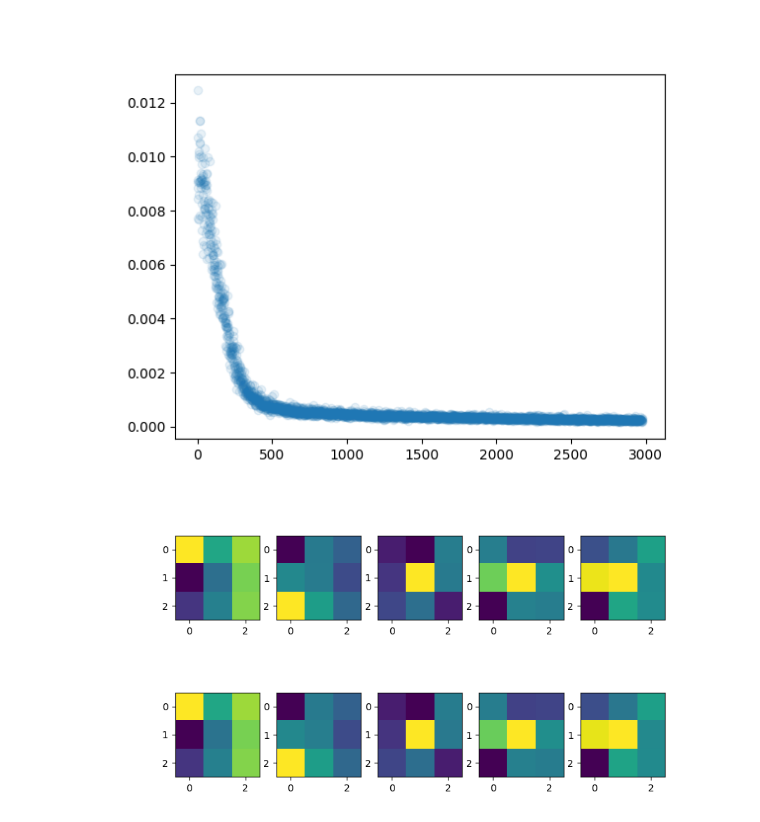
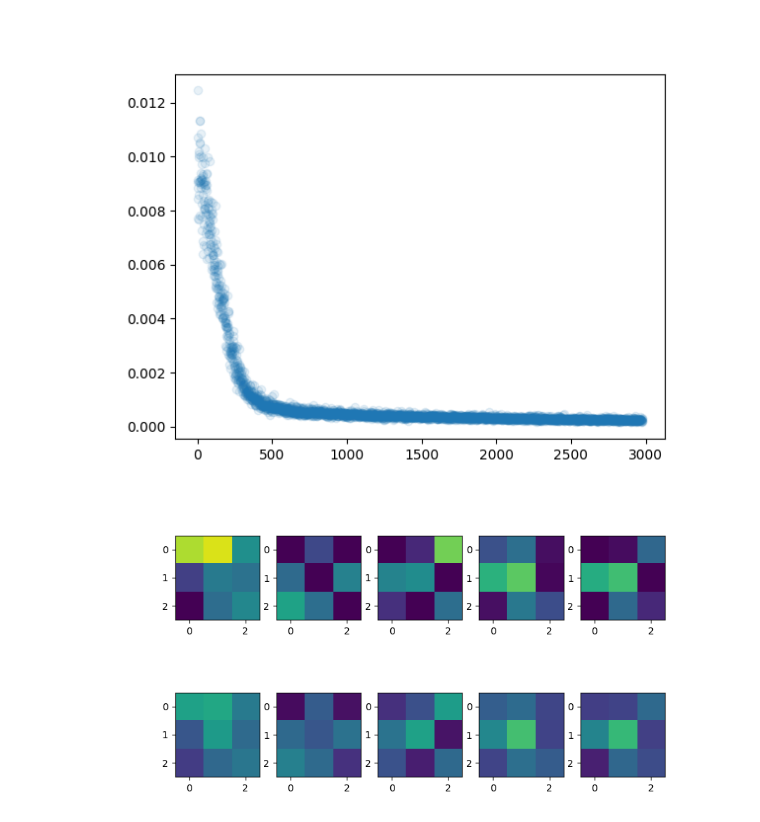
Before and after one commit to curiousdragon/denoising-diffusion-jax, a Jupyter notebook: denoising.ipynb, the cells around one changed output. Cells and saved outputs as stored; diff of their text form; code cells hidden in the pictures.

Commit message:
[code] Fix generator, add more visualizations

```diff
--- a/denoising.ipynb
+++ b/denoising.ipynb
@@ -341,8 +341,8 @@ def generate(
         x = x + jnp.sqrt(var_schedule[t]) * z
 
     # x(1) -> x(0) with no additional Gaussian noise
-    noise = predict(model, x, t)
-    return reverse_diffuse(x, t, var_schedule, noise)
+    noise = predict(model, x, 0)
+    return reverse_diffuse(x, 0, var_schedule, noise)
 # %%
 batched_reshape = vmap(jit(lambda x: x.reshape(input_shape)))
 batched_generate = vmap(generate, in_axes=(0, 0, None, None))
@@ -367,14 +367,14 @@ generate_key = random.PRNGKey(20)
 subkeys = random.split(generate_key, num=num_samples)
 
 x_from_noise = batched_generate(
-    subkeys, x_init_noise, var_schedule, trained_model
+    subkeys, x_init_noise, var_schedule[:1], trained_model
 )
 x_from_diffused = batched_generate(
-    subkeys, x_init_diffused, var_schedule, trained_model
+    subkeys, x_init_diffused, var_schedule[:1], trained_model
 )
-
-show_outputs(batched_reshape(x_from_noise))
-show_outputs(batched_reshape(x_from_diffused))
-# %% [output]
-[figure, removed]
-[figure, removed]
+# %%
+show_outputs(batched_reshape(x_init_noise))
+show_outputs(batched_reshape(x_from_noise))
+# %% [output]
+[figure, added]
+[figure, added]
```
Also changed, not shown: parts of 3 cells of this notebook, 1 other file.
